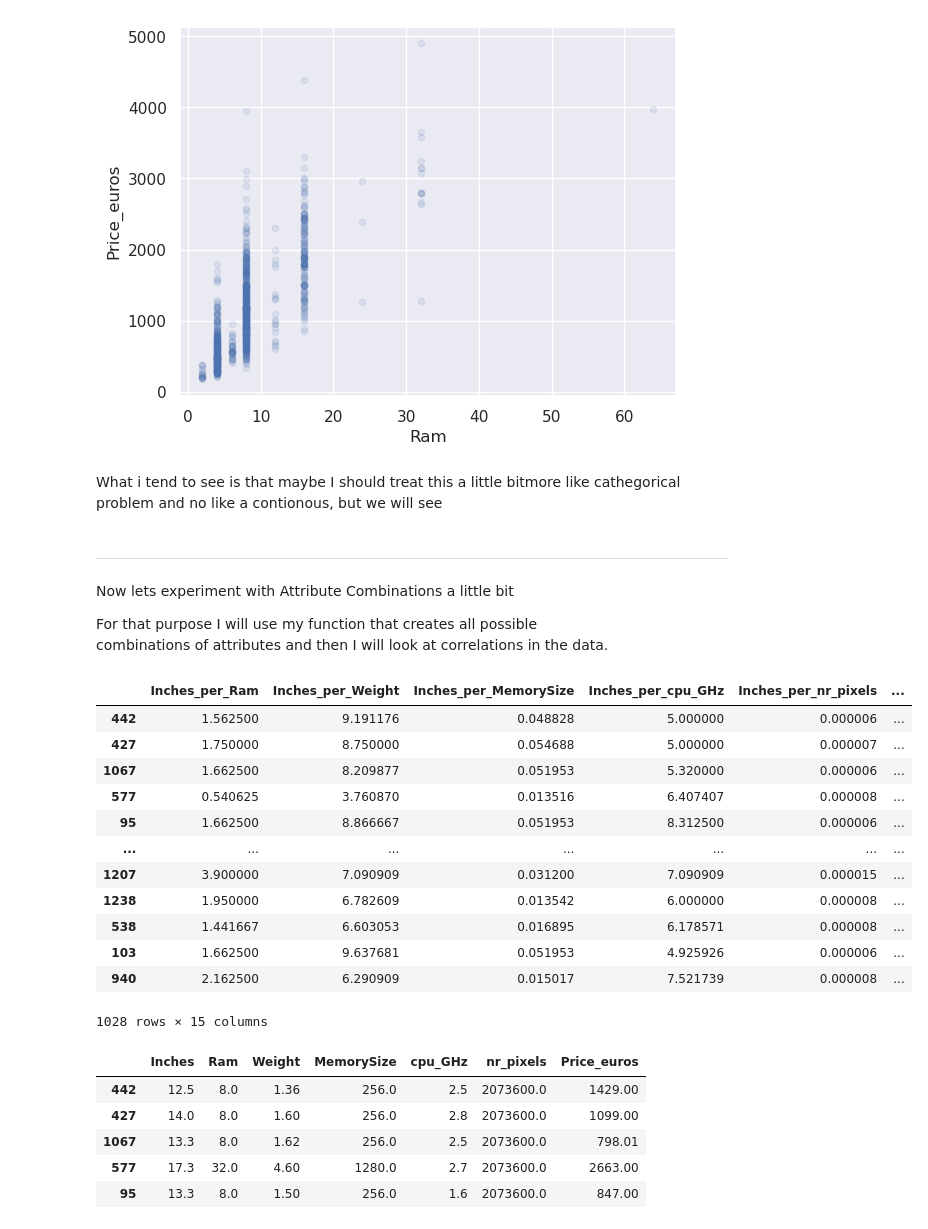
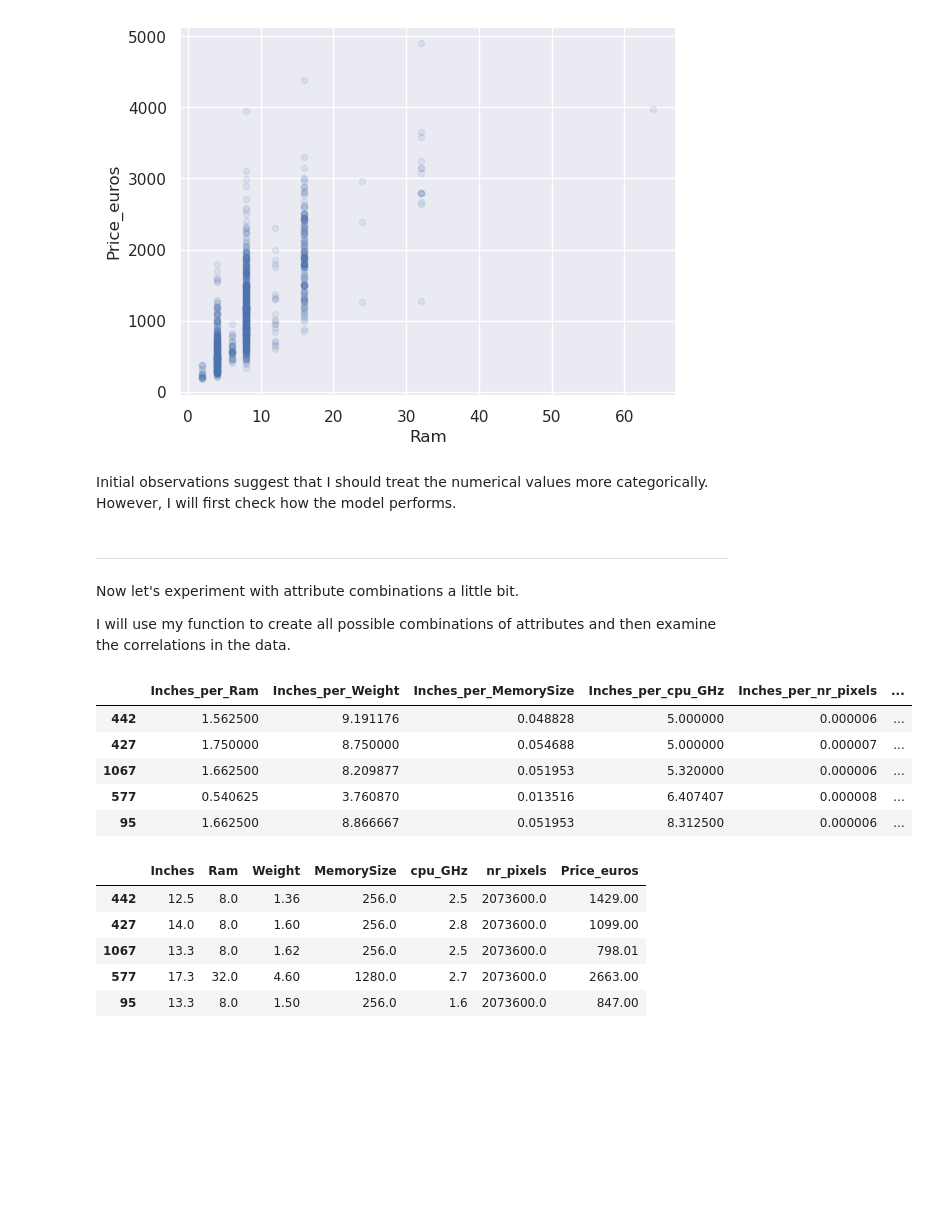
Before and after one commit to Pabito22/Laptop_price_prediction, a Jupyter notebook: laptop_price_prediction.ipynb, the cells around one changed output. Cells and saved outputs as stored; diff of their text form; code cells hidden in the pictures; blank space fills up the shorter version.

```diff
--- a/laptop_price_prediction.ipynb
+++ b/laptop_price_prediction.ipynb
@@ -163,7 +161,7 @@ def giveLaptops_num_cat(laptop_clean_df):
     where:
     laptop_num (pd.DataFrame):  containing numerical Attributes and the label!
     laptop_cat (pd.DataFrame): containing cathegorical Attributes
-    laptop_one_hot (pd.DataFrame): containing my one_hot_enc
+    laptop_one_hot (pd.DataFrame): containing my one_hot_encoded atributes (eg 'SSD')
     """
     cat_cols = [company_ix, typename_ix, opSys_ix]
     num_cols = [inches_ix, ram_ix, weight_ix,
@@ -314,35 +317,31 @@ laptop_num.plot(kind="scatter", x=ram_ix, y=price_ix, alpha=0.1)
 <Axes: xlabel='Ram', ylabel='Price_euros'>
 [figure]
 # %% [markdown]
-What i tend to see is that maybe I should treat this a little bitmore like
-cathegorical problem and no like a contionous, but we will see
+Initial observations suggest that I should treat the numerical values more categorically. However, I will first check how the model performs.
 # %%
-# Lets delete laptops with the price higher than 3000!!!!!!!!!!!!!!
-laptop_num = laptop_num[laptop_num[price_ix]<3000]
+#deleting price outliers
+arr = laptop_num[price_ix]<3000
+
+laptop_num = laptop_num[arr]
+laptop_cat = laptop_cat[arr]
+laptop_one_hot = laptop_one_hot[arr]
 # %% [markdown]
 ---
-Now lets experiment with Attribute Combinations a little bit
+Now let's experiment with attribute combinations a little bit.
 
-For that purpose I will use my function that creates all possible
-combinations of attributes and then I will look at correlations in the data.
+I will use my function to create all possible combinations of attributes and then examine the correlations in the data.
 # %%
 from my_ml_lib import num_attrs_combinations
+#create new combinations of the data
 new_attr_combinations = num_attrs_combinations(laptop_num)
-new_attr_combinations
+new_attr_combinations.head()
 # %% [output]
 |  | Inches_per_Ram | Inches_per_Weight | Inches_per_MemorySize | Inches_per_cpu_GHz | Inches_per_nr_pixels | ... |
 | 442 | 1.562500 | 9.191176 | 0.048828 | 5.000000 | 0.000006 | ... |
 | 427 | 1.750000 | 8.750000 | 0.054688 | 5.000000 | 0.000007 | ... |
 | 1067 | 1.662500 | 8.209877 | 0.051953 | 5.320000 | 0.000006 | ... |
 | 577 | 0.540625 | 3.760870 | 0.013516 | 6.407407 | 0.000008 | ... |
 | 95 | 1.662500 | 8.866667 | 0.051953 | 8.312500 | 0.000006 | ... |
-| ... | ... | ... | ... | ... | ... | ... |
-| 1207 | 3.900000 | 7.090909 | 0.031200 | 7.090909 | 0.000015 | ... |
-| 1238 | 1.950000 | 6.782609 | 0.013542 | 6.000000 | 0.000008 | ... |
-| 538 | 1.441667 | 6.603053 | 0.016895 | 6.178571 | 0.000008 | ... |
-| 103 | 1.662500 | 9.637681 | 0.051953 | 4.925926 | 0.000006 | ... |
-| 940 | 2.162500 | 6.290909 | 0.015017 | 7.521739 | 0.000008 | ... |
-1028 rows × 15 columns
 # %%
 laptop_num.head()
 # %% [output]
```
Also changed, not shown: parts of 22 cells of this notebook.
